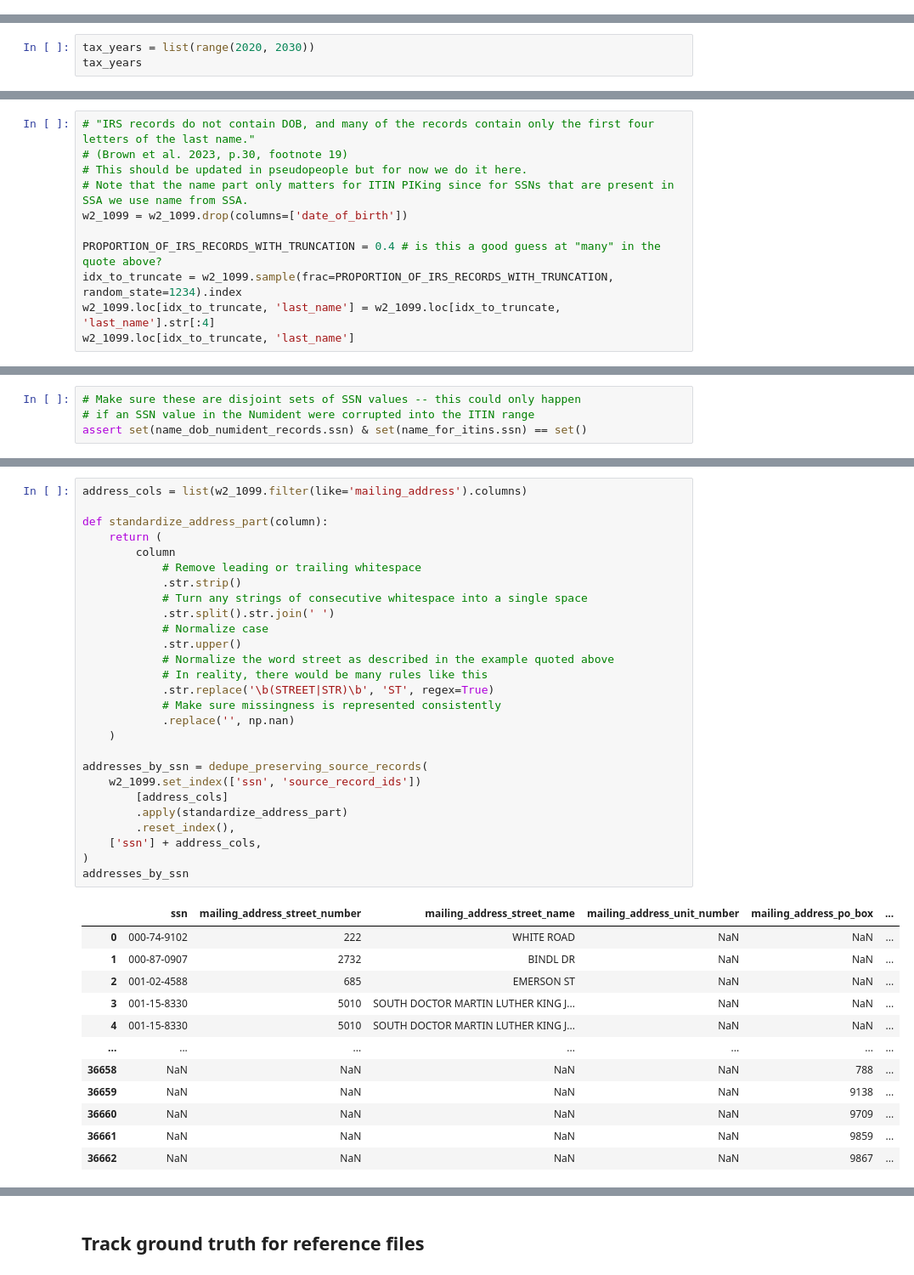
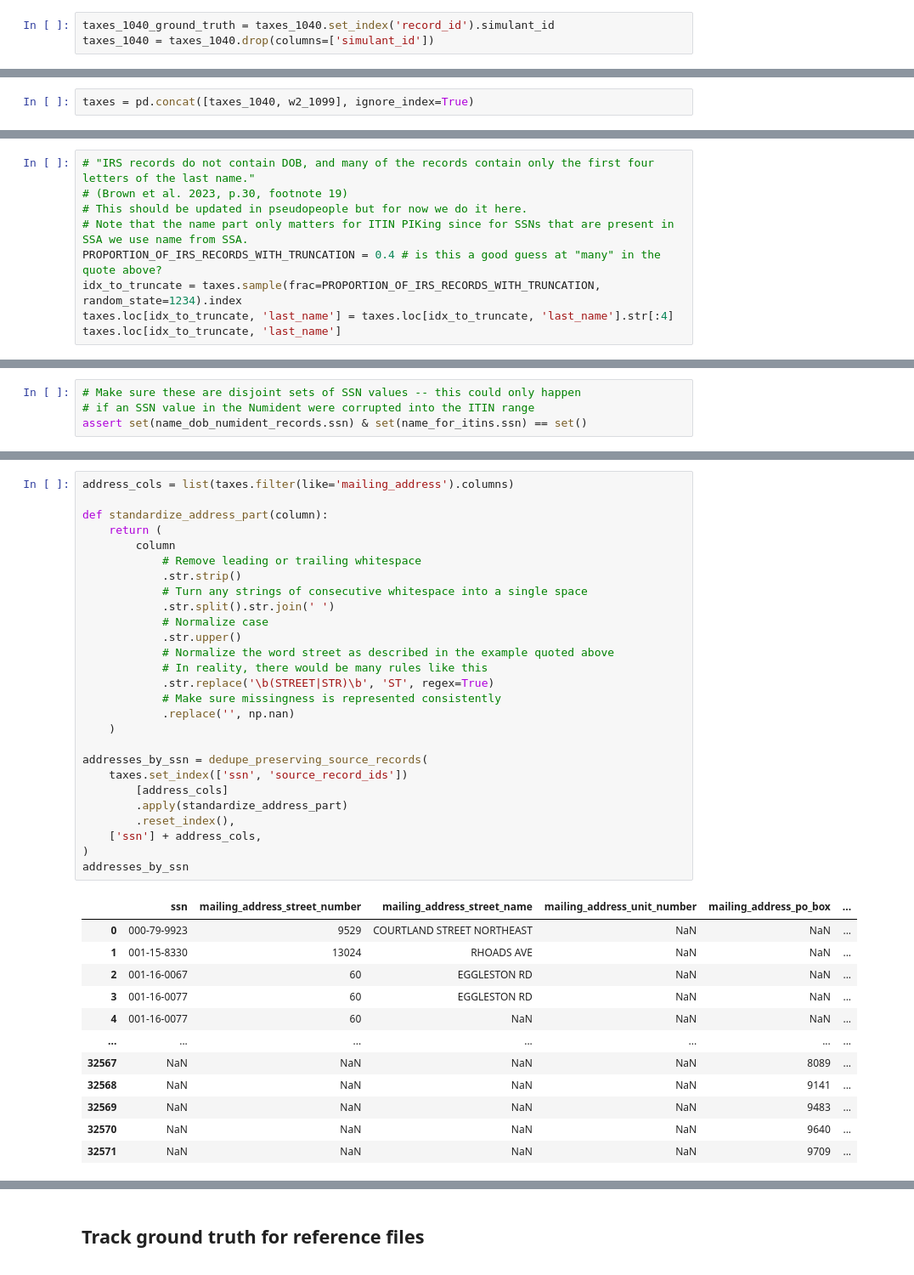
Before and after one commit to ihmeuw/person_linkage_case_study, a Jupyter notebook: linkage/pvs_like_case_study/generate_simulated_data/generate_simulated_data_small_sample.ipynb, the cells around one changed output, grey strips where cells are left out. Shown at 85% size. Saved outputs shown, nothing was run; the diff lists cells and outputs as text.

```diff
--- a/linkage/pvs_like_case_study/generate_simulated_data/generate_simulated_data_small_sample.ipynb
+++ b/linkage/pvs_like_case_study/generate_simulated_data/generate_simulated_data_small_sample.ipynb
@@ -201,3 +240,6 @@ ssa_numident = ssa_numident.drop(columns=['simulant_id'])
+# %%
+taxes_1040_ground_truth = taxes_1040.set_index('record_id').simulant_id
+taxes_1040 = taxes_1040.drop(columns=['simulant_id'])
 # %% [markdown]
 ### W2/1099 tax filings
 
@@ -206,6 +248,3 @@ see section about reference files below.
 
 Note that these are retrieved by *tax* year, so the 2029 taxes would be available in early 2030
 (around when our hypothetical case study is taking place).
-# %%
-tax_years = list(range(2020, 2030))
-tax_years
@@ -240,3 +277,5 @@ Wall time: 9.1 s
 # %%
 w2_1099_ground_truth = w2_1099.set_index('record_id').simulant_id
 w2_1099 = w2_1099.drop(columns=['simulant_id'])
+# %%
+taxes = pd.concat([taxes_1040, w2_1099], ignore_index=True)
@@ -245,10 +286,8 @@ w2_1099 = w2_1099.drop(columns=['simulant_id'])
 # (Brown et al. 2023, p.30, footnote 19)
 # This should be updated in pseudopeople but for now we do it here.
 # Note that the name part only matters for ITIN PIKing since for SSNs that are present in SSA we use name from SSA.
-w2_1099 = w2_1099.drop(columns=['date_of_birth'])
-
 PROPORTION_OF_IRS_RECORDS_WITH_TRUNCATION = 0.4 # is this a good guess at "many" in the quote above?
-idx_to_truncate = w2_1099.sample(frac=PROPORTION_OF_IRS_RECORDS_WITH_TRUNCATION, random_state=1234).index
-w2_1099.loc[idx_to_truncate, 'last_name'] = w2_1099.loc[idx_to_truncate, 'last_name'].str[:4]
-w2_1099.loc[idx_to_truncate, 'last_name']
+idx_to_truncate = taxes.sample(frac=PROPORTION_OF_IRS_RECORDS_WITH_TRUNCATION, random_state=1234).index
+taxes.loc[idx_to_truncate, 'last_name'] = taxes.loc[idx_to_truncate, 'last_name'].str[:4]
+taxes.loc[idx_to_truncate, 'last_name']
 # %% [output]
@@ -802,42 +774,42 @@ I haven't been able to find out more about what kind of "subset" the geokey is.
 It is unclear to me why geokey is "interesting" since it is just derived from the
 address parts.
 # %%
-address_cols = list(w2_1099.filter(like='mailing_address').columns)
+address_cols = list(taxes.filter(like='mailing_address').columns)
 
 def standardize_address_part(column):
     return (
         column
             # Remove leading or trailing whitespace
             .str.strip()
             # Turn any strings of consecutive whitespace into a single space
             .str.split().str.join(' ')
             # Normalize case
             .str.upper()
             # Normalize the word street as described in the example quoted above
             # In reality, there would be many rules like this
             .str.replace('\b(STREET|STR)\b', 'ST', regex=True)
             # Make sure missingness is represented consistently
             .replace('', np.nan)
     )
 
 addresses_by_ssn = dedupe_preserving_source_records(
-    w2_1099.set_index(['ssn', 'source_record_ids'])
+    taxes.set_index(['ssn', 'source_record_ids'])
         [address_cols]
         .apply(standardize_address_part)
         .reset_index(),
     ['ssn'] + address_cols,
 )
 addresses_by_ssn
 # %% [output]
 |  | ssn | mailing_address_street_number | mailing_address_street_name | mailing_address_unit_number | mailing_address_po_box | ... |
-| 0 | 000-74-9102 | 222 | WHITE ROAD | NaN | NaN | ... |
-| 1 | 000-87-0907 | 2732 | BINDL DR | NaN | NaN | ... |
-| 2 | 001-02-4588 | 685 | EMERSON ST | NaN | NaN | ... |
-| 3 | 001-15-8330 | 5010 | SOUTH DOCTOR MARTIN LUTHER KING J... | NaN | NaN | ... |
-| 4 | 001-15-8330 | 5010 | SOUTH DOCTOR MARTIN LUTHER KING J... | NaN | NaN | ... |
+| 0 | 000-79-9923 | 9529 | COURTLAND STREET NORTHEAST | NaN | NaN | ... |
+| 1 | 001-15-8330 | 13024 | RHOADS AVE | NaN | NaN | ... |
+| 2 | 001-16-0067 | 60 | EGGLESTON RD | NaN | NaN | ... |
+| 3 | 001-16-0077 | 60 | EGGLESTON RD | NaN | NaN | ... |
+| 4 | 001-16-0077 | 60 | NaN | NaN | NaN | ... |
 | ... | ... | ... | ... | ... | ... | ... |
-| 36658 | NaN | NaN | NaN | NaN | 788 | ... |
-| 36659 | NaN | NaN | NaN | NaN | 9138 | ... |
-| 36660 | NaN | NaN | NaN | NaN | 9709 | ... |
-| 36661 | NaN | NaN | NaN | NaN | 9859 | ... |
-| 36662 | NaN | NaN | NaN | NaN | 9867 | ... |
+| 32567 | NaN | NaN | NaN | NaN | 8089 | ... |
+| 32568 | NaN | NaN | NaN | NaN | 9141 | ... |
+| 32569 | NaN | NaN | NaN | NaN | 9483 | ... |
+| 32570 | NaN | NaN | NaN | NaN | 9640 | ... |
+| 32571 | NaN | NaN | NaN | NaN | 9709 | ... |
```
Also changed, not shown: parts of 60 cells of this notebook, 3 other files.
